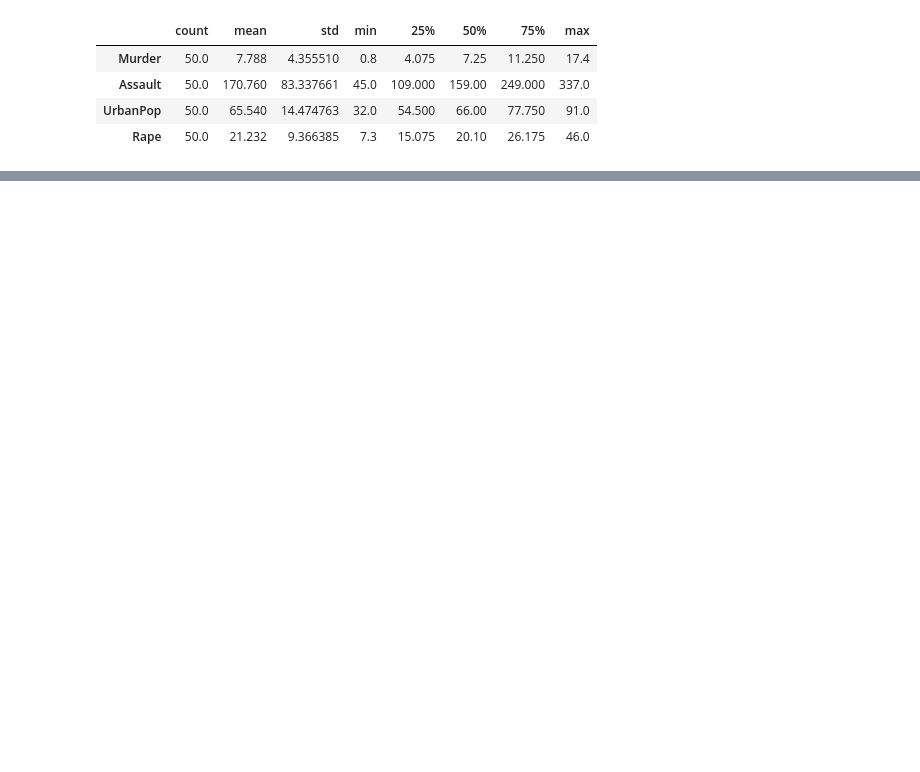
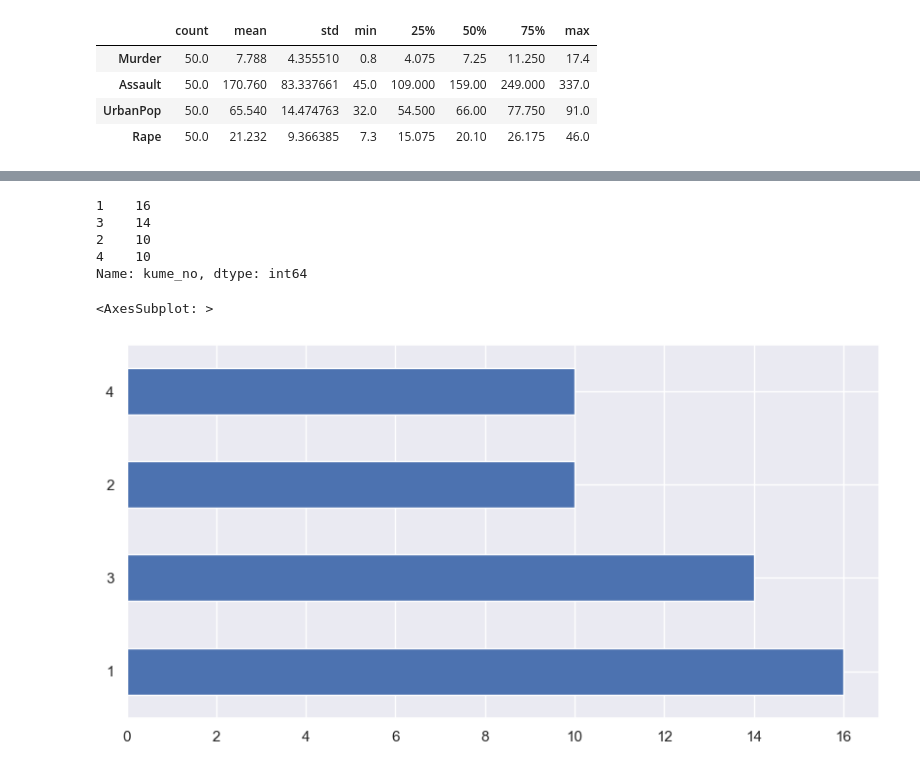
Before and after one commit to GokceSoylu/Machine_Learing, a Jupyter notebook: K_means/K_means.ipynb, the cells around one changed output, grey strips where cells are left out. Cells and saved outputs as stored; diff of their text form; code cells hidden in the pictures; blank space fills up the shorter version.

```diff
--- a/K_means/K_means.ipynb
+++ b/K_means/K_means.ipynb
@@ -100,0 +103,3 @@ array([[<AxesSubplot: title={'center': 'Murder'}>,
+# %%
+kmeans=KMeans(n_clusters=4)
+?kmeans
@@ -100,0 +129,3 @@ array([[<AxesSubplot: title={'center': 'Murder'}>,
+# %%
+k_fit=kmeans.fit(df)
+k_fit.n_clusters
@@ -100,0 +151,4 @@ array([[<AxesSubplot: title={'center': 'Murder'}>,
+# %%
+# hangi eyalet hangi kümede diye öğrenmek istersek. ki isteyelim :))
+kumeler = k_fit.labels_
+pd.DataFrame({"Eyaletler" : df.index, "Kumeler": kumeler})[0:10]
@@ -100,0 +167,4 @@ array([[<AxesSubplot: title={'center': 'Murder'}>,
+# %%
+df["kume_no"]=kumeler
+df["kume_no"]=df["kume_no"]+1
+df[0:4]
@@ -100,0 +177,15 @@ array([[<AxesSubplot: title={'center': 'Murder'}>,
+# %%
+df["kume_no"].value_counts()
+# %% [output]
+1    16
+3    14
+2    10
+4    10
+Name: kume_no, dtype: int64
+# %%
+#kümelerdeki eyalet sayısı
+plt.figure(figsize=(10,5))
+df["kume_no"].value_counts().plot.barh()
+# %% [output]
+<AxesSubplot: >
+[figure, added]
```
Also changed, not shown: parts of 12 cells of this notebook, 1 other file.
